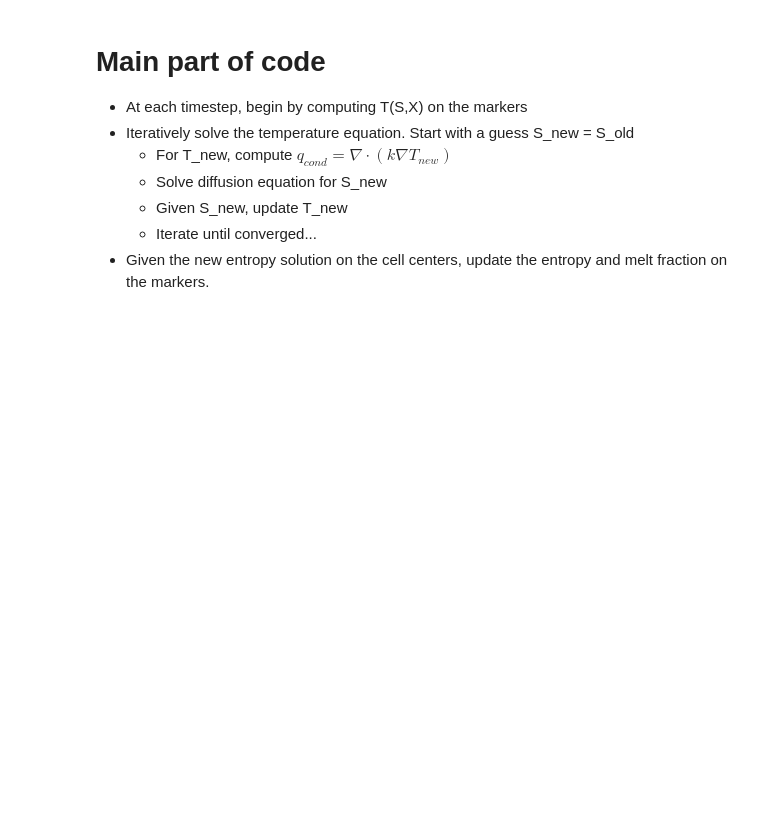
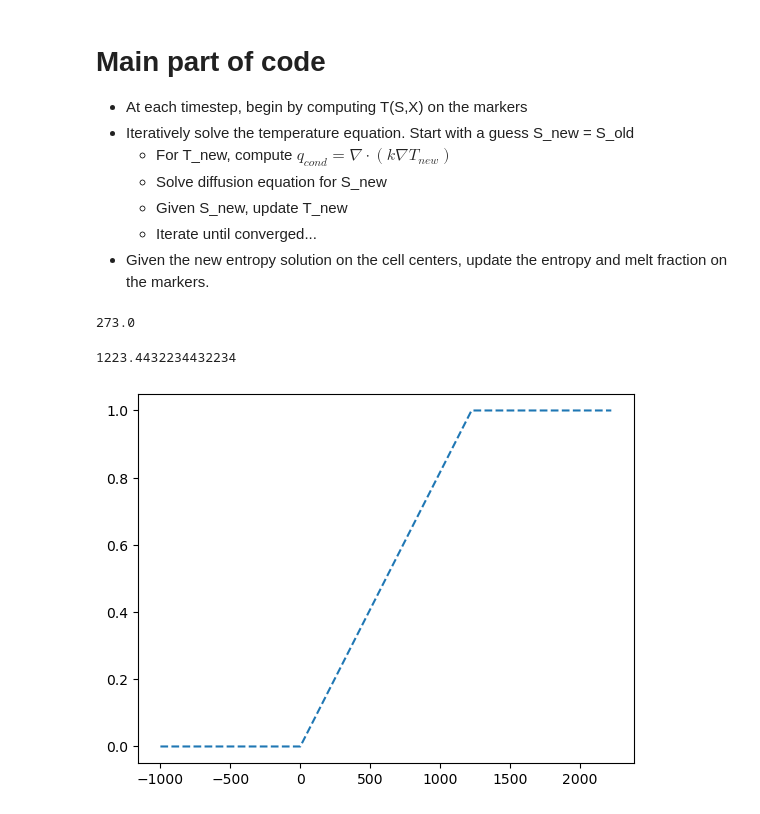
Before and after one commit to maxrudolph/gerya-julia, a Jupyter notebook: StefanProblem.ipynb, the cells around one changed output. Drawn from its saved outputs; the diff is of its cells as text; code cells hidden in the pictures; blank space fills up the shorter version.

```diff
--- a/StefanProblem.ipynb
+++ b/StefanProblem.ipynb
@@ -423,7 +429,27 @@ options["To"] = 100.0 # K
 options["thermal diffusivity"] = 2.2/(1000.0*options["specific heat"]) # m^2/s
 options["ym"] = 1e4 # m
 options["Tref"] = 273.0 # K
-grid,i_mat,mat,time_plot,topography,time,itime = run(options);
+# grid,i_mat,mat,time_plot,topography,time,itime = run(options);
+# %% [output]
+273.0
+# %%
+3.34e5/273.0
+# %% [output]
+1223.4432234432234
+# %%
+S = range(-1000.0,2223.0)
+T = zeros(size(S))
+X = zeros(size(S))
+i = 1
+for i in 1:length(S)
+    T[i],X[i] = update_TX_from_S(S[i],options)
+end
+figure()
+#plot(S,T,"-")
+plot(S,X,"--")
+show()
+# %% [output]
+[figure, added]
 # %%
 # Profile of ice-water inferface topograpgy over time
 figure()
```
Also changed, not shown: parts of 4 cells of this notebook, 1 other file.
